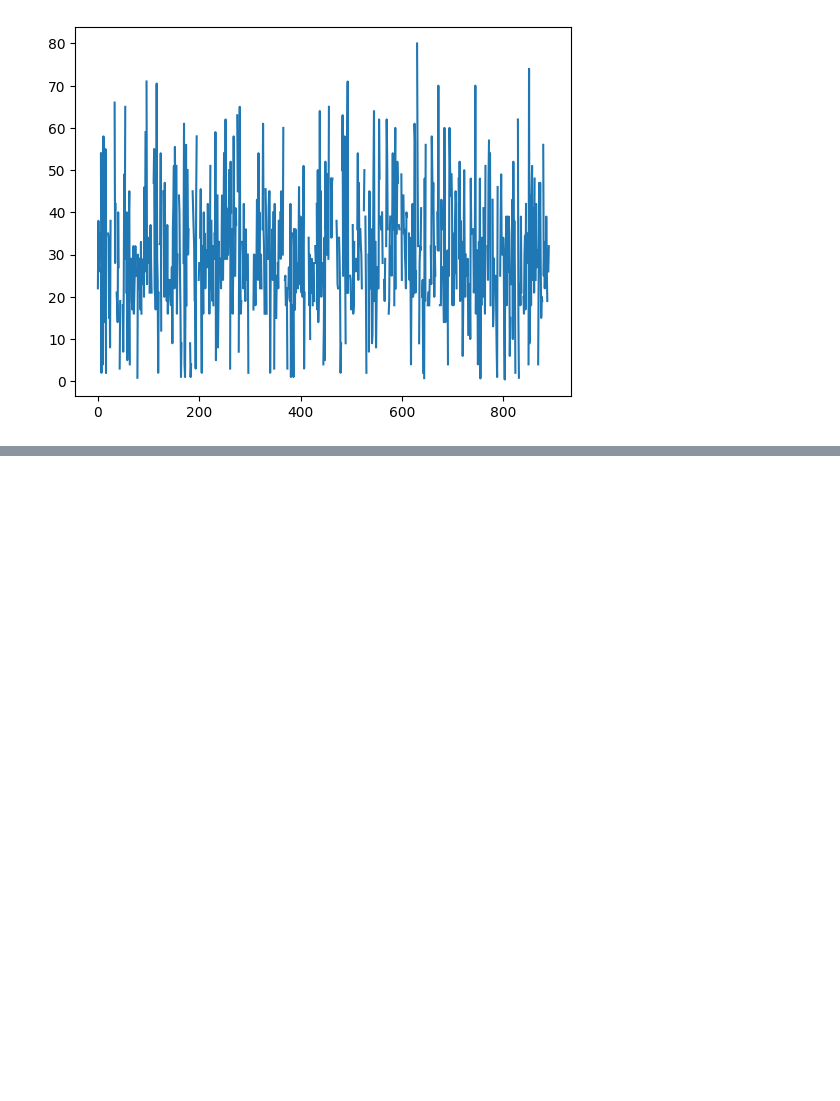
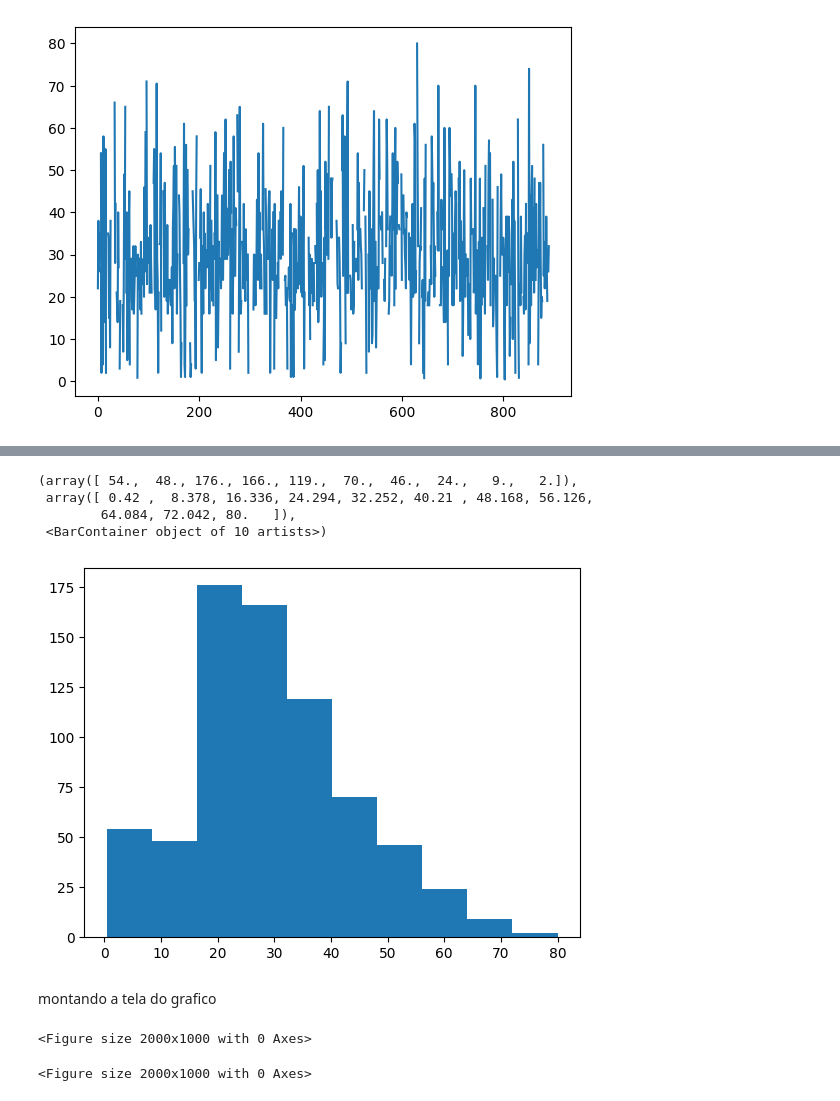
Before and after one commit to xjucelio/python-data-aula, a Jupyter notebook: src/notebooks/a2.ipynb, the cells around one changed output, grey strips where cells are left out. Saved outputs shown, nothing was run; the diff lists cells and outputs as text; code cells hidden in the pictures; blank space fills up the shorter version.

```diff
--- a/src/notebooks/a2.ipynb
+++ b/src/notebooks/a2.ipynb
@@ -26,0 +48,19 @@ plt.plot(base.Age)
+# %%
+# removendo valores nulos
+
+base2 = base.dropna(axis=0, subset=['Age'])
+# %%
+plt.hist(base2.Age)
+# %% [output]
+(array([ 54.,  48., 176., 166., 119.,  70.,  46.,  24.,   9.,   2.]),
+ array([ 0.42 ,  8.378, 16.336, 24.294, 32.252, 40.21 , 48.168, 56.126,
+        64.084, 72.042, 80.   ]),
+ <BarContainer object of 10 artists>)
+[figure, added]
+# %% [markdown]
+montando a tela do grafico
+# %%
+plt.figure(figsize=(20, 10))
+# %% [output]
+<Figure size 2000x1000 with 0 Axes>
+<Figure size 2000x1000 with 0 Axes>
```
Also changed, not shown: parts of 24 cells of this notebook, 1 other file.
